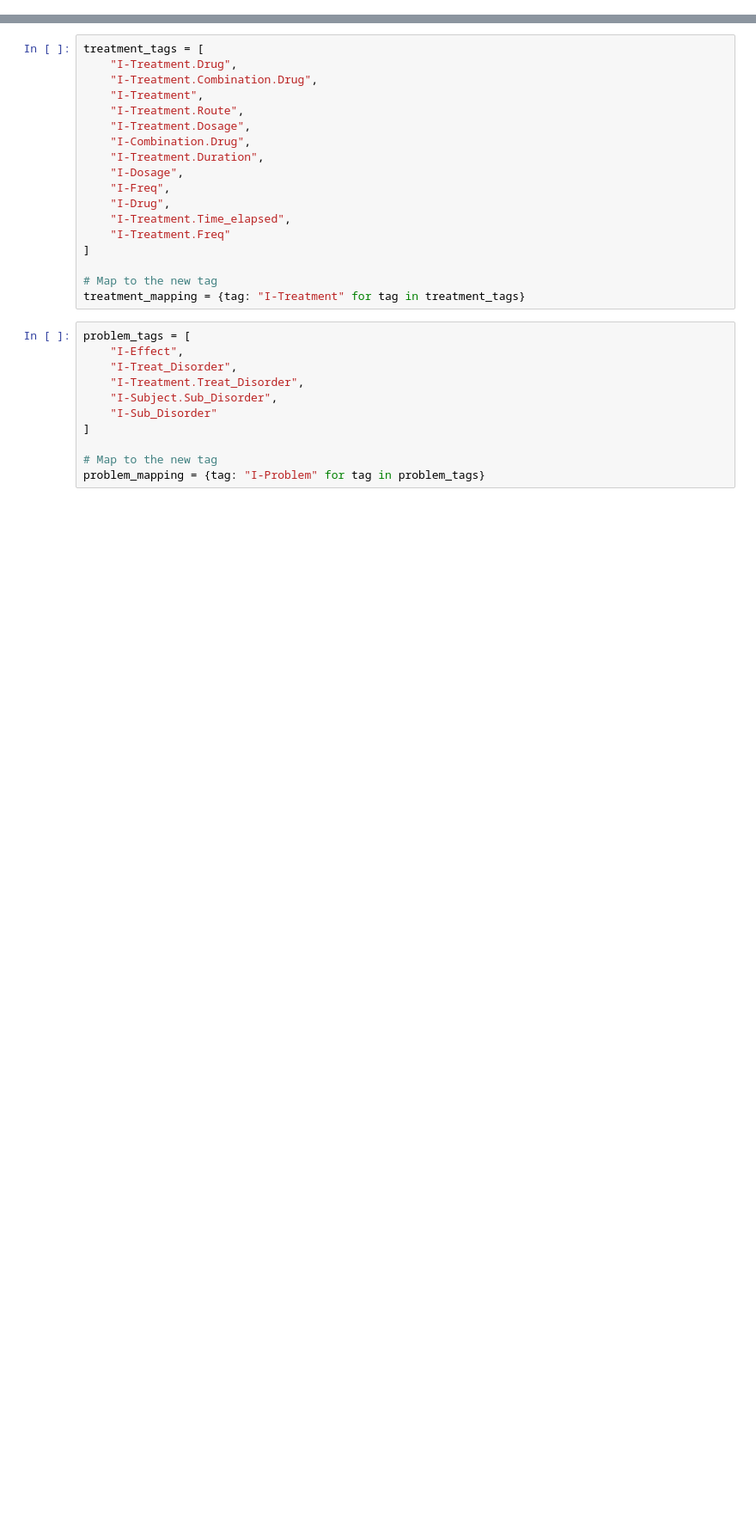
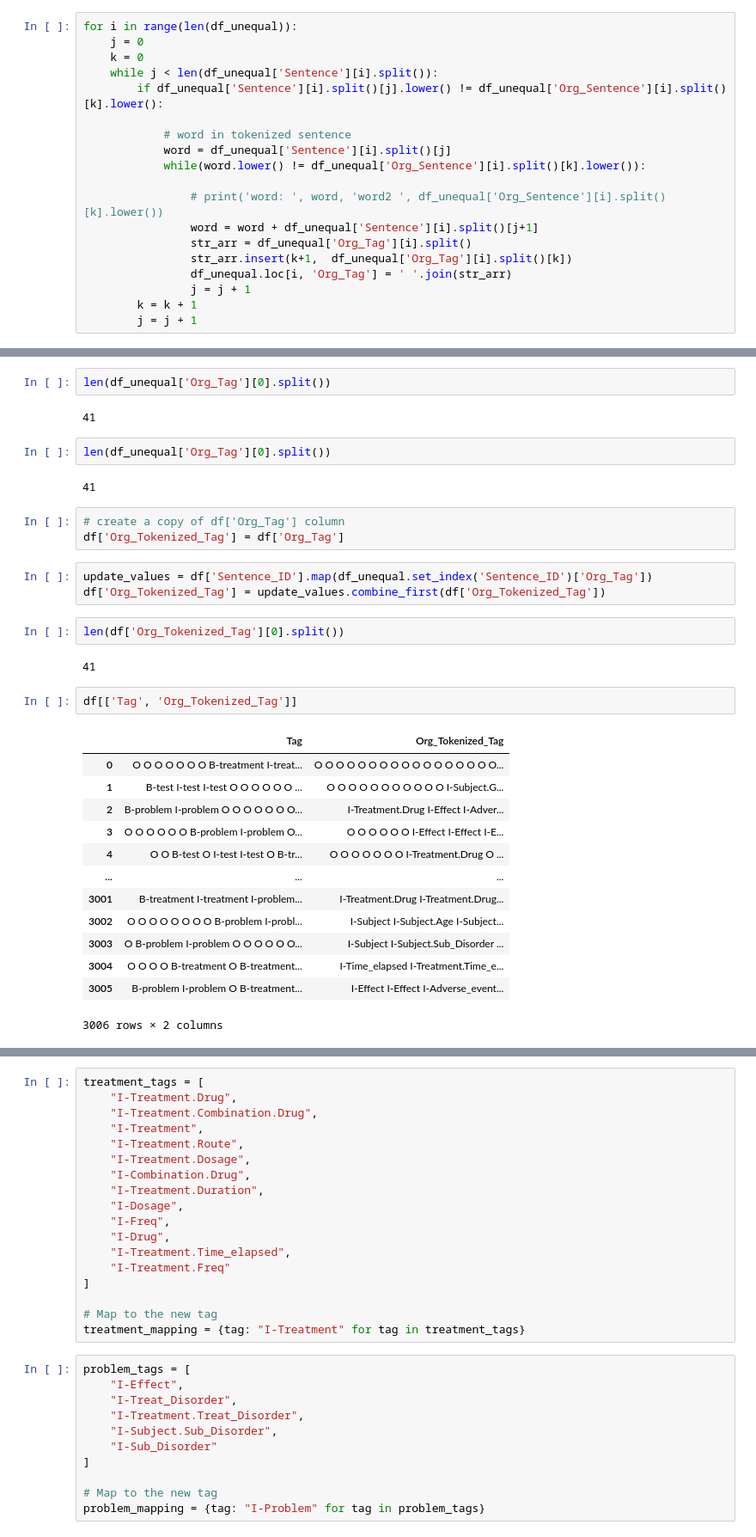
Before and after one commit to lara-ozyegen/MRP_MedHighlight, a Jupyter notebook: notebooks/phee.ipynb, the cells around one changed output, grey strips where cells are left out. Shown at 86% size. Saved outputs shown, nothing was run; the diff lists cells and outputs as text; blank space fills up the shorter version.

```diff
--- a/notebooks/phee.ipynb
+++ b/notebooks/phee.ipynb
@@ -7,0 +232,19 @@ from transformers import AutoTokenizer, AutoModelForTokenClassification, Trainer
+# %%
+for i in range(len(df_unequal)):
+    j = 0
+    k = 0
+    while j < len(df_unequal['Sentence'][i].split()):
+        if df_unequal['Sentence'][i].split()[j].lower() != df_unequal['Org_Sentence'][i].split()[k].lower():
+
+            # word in tokenized sentence
+            word = df_unequal['Sentence'][i].split()[j]
+            while(word.lower() != df_unequal['Org_Sentence'][i].split()[k].lower()):
+
+                # print('word: ', word, 'word2 ', df_unequal['Org_Sentence'][i].split()[k].lower())
+                word = word + df_unequal['Sentence'][i].split()[j+1]
+                str_arr = df_unequal['Org_Tag'][i].split()
+                str_arr.insert(k+1,  df_unequal['Org_Tag'][i].split()[k])
+                df_unequal.loc[i, 'Org_Tag'] = ' '.join(str_arr)
+                j = j + 1
+        k = k + 1
+        j = j + 1
@@ -7,0 +256,34 @@ from transformers import AutoTokenizer, AutoModelForTokenClassification, Trainer
+# %%
+len(df_unequal['Org_Tag'][0].split())
+# %% [output]
+41
+# %%
+len(df_unequal['Org_Tag'][0].split())
+# %% [output]
+41
+# %%
+# create a copy of df['Org_Tag'] column
+df['Org_Tokenized_Tag'] = df['Org_Tag']
+# %%
+update_values = df['Sentence_ID'].map(df_unequal.set_index('Sentence_ID')['Org_Tag'])
+df['Org_Tokenized_Tag'] = update_values.combine_first(df['Org_Tokenized_Tag'])
+# %%
+len(df['Org_Tokenized_Tag'][0].split())
+# %% [output]
+41
+# %%
+df[['Tag', 'Org_Tokenized_Tag']]
+# %% [output]
+|  | Tag | Org_Tokenized_Tag |
+| 0 | O O O O O O O B-treatment I-treat... | O O O O O O O O O O O O O O O O O... |
+| 1 | B-test I-test I-test O O O O O O ... | O O O O O O O O O O O I-Subject.G... |
+| 2 | B-problem I-problem O O O O O O O... | I-Treatment.Drug I-Effect I-Adver... |
+| 3 | O O O O O O B-problem I-problem O... | O O O O O O I-Effect I-Effect I-E... |
+| 4 | O O B-test O I-test I-test O B-tr... | O O O O O O O I-Treatment.Drug O ... |
+| ... | ... | ... |
+| 3001 | B-treatment I-treatment I-problem... | I-Treatment.Drug I-Treatment.Drug... |
+| 3002 | O O O O O O O O B-problem I-probl... | I-Subject I-Subject.Age I-Subject... |
+| 3003 | O B-problem I-problem O O O O O O... | I-Subject I-Subject.Sub_Disorder ... |
+| 3004 | O O O O B-treatment O B-treatment... | I-Time_elapsed I-Treatment.Time_e... |
+| 3005 | B-problem I-problem O B-treatment... | I-Effect I-Effect I-Adverse_event... |
+3006 rows × 2 columns
```
Also changed, not shown: parts of 47 cells of this notebook, 2 other files.
